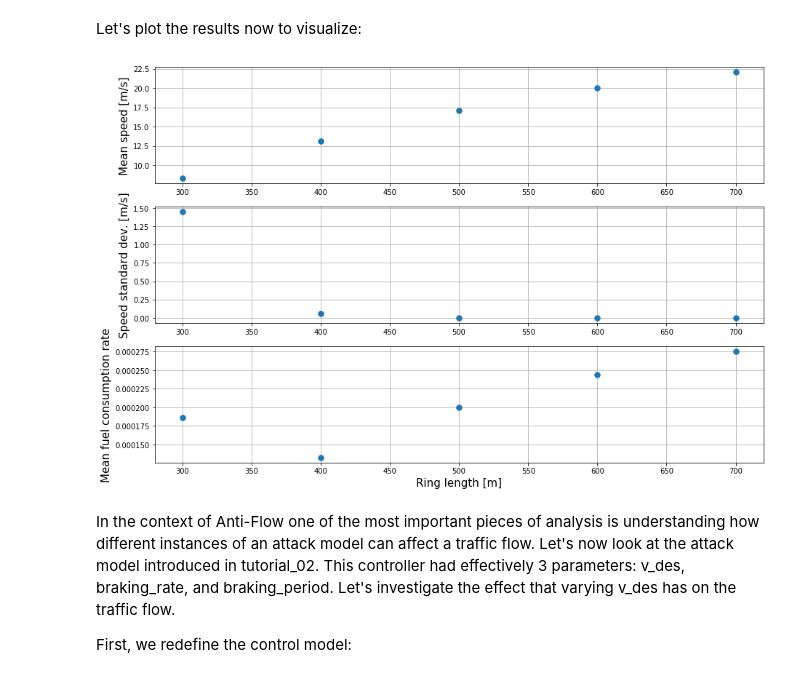
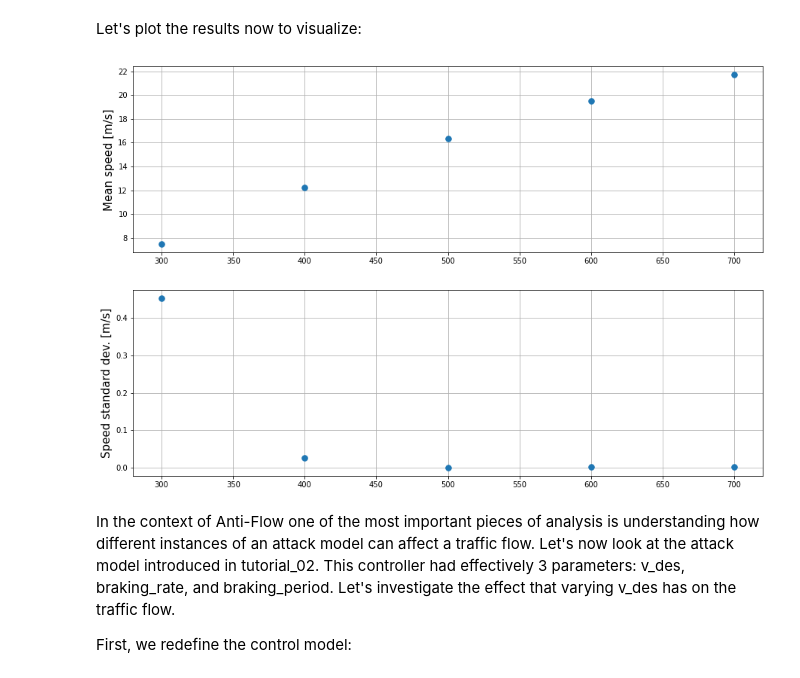
Before and after one commit to georgegunter/Anti-Flow, a Jupyter notebook: tutorials/tutorial03_running_multiple_simulations.ipynb, the cells around one changed output. Drawn from its saved outputs; the diff is of its cells as text; code cells hidden in the pictures.

```diff
--- a/tutorials/tutorial03_running_multiple_simulations.ipynb
+++ b/tutorials/tutorial03_running_multiple_simulations.ipynb
@@ -108,22 +107,17 @@ def get_sim_results(sim_res_list):
     timeseries_dict = visualize_ring.get_sim_timeseries(csv_path = emission_path)
 
     speeds = []
-    fuel_consumptions = []
     for veh_id in timeseries_dict:
         speed = timeseries_dict[veh_id][:,1]
-        fuel_consumption = timeseries_dict[veh_id][:,5]
 
         #Select the last half of the simulation:
         speeds.append(speed[3000:])
-        fuel_consumptions.append(fuel_consumption[3000:])
 
     speeds = np.array(speeds)
-    fuel_consumptions = np.array(fuel_consumptions)
 
     mean_speed = np.mean(speeds)
     std_speed = np.std(speeds)
-    mean_fuel_consumption = np.mean(fuel_consumptions)
 
-    return [mean_speed,std_speed,mean_fuel_consumption]
+    return [mean_speed,std_speed]
 
 print('Simulation results function defined.')
@@ -171,24 +211,19 @@ Let's plot the results now to visualize:
 # %%
 import matplotlib.pyplot as plt
 fontsize=15
 markersize=15
 
 plt.figure(figsize=[15,10])
-plt.subplot(3,1,1)
+plt.subplot(2,1,1)
 plt.plot(ring_length_values,ring_length_sim_sweep_results[:,0],'.',markersize=markersize)
 plt.ylabel('Mean speed [m/s]',fontsize=fontsize)
 plt.grid()
-plt.subplot(3,1,2)
+plt.subplot(2,1,2)
 plt.plot(ring_length_values,ring_length_sim_sweep_results[:,1],'.',markersize=markersize)
 plt.ylabel('Speed standard dev. [m/s]',fontsize=fontsize)
 plt.grid()
-plt.subplot(3,1,3)
-plt.plot(ring_length_values,ring_length_sim_sweep_results[:,2],'.',markersize=markersize)
-plt.ylabel('Mean fuel consumption rate',fontsize=fontsize)
-plt.xlabel('Ring length [m]',fontsize=fontsize)
-plt.grid()
 # %% [output]
-[figure, old version]
+[figure, new version]
 # %% [markdown]
 In the context of Anti-Flow one of the most important pieces of analysis is understanding how different instances of an attack model can affect a traffic flow. Let's now look at the attack model introduced in tutorial_02. This controller had effectively 3 parameters: v_des, braking_rate, and braking_period. Let's investigate the effect that varying v_des has on the traffic flow.
 
```
Also changed, not shown: parts of 6 cells of this notebook, 4 other files.
